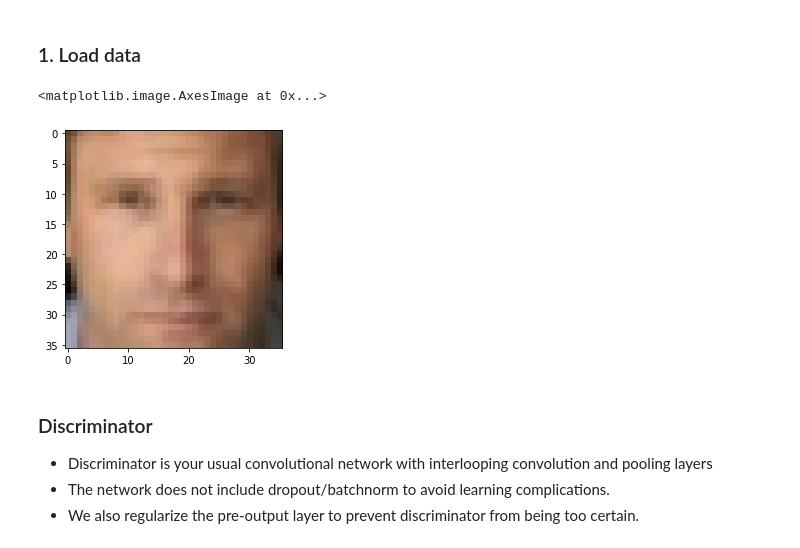
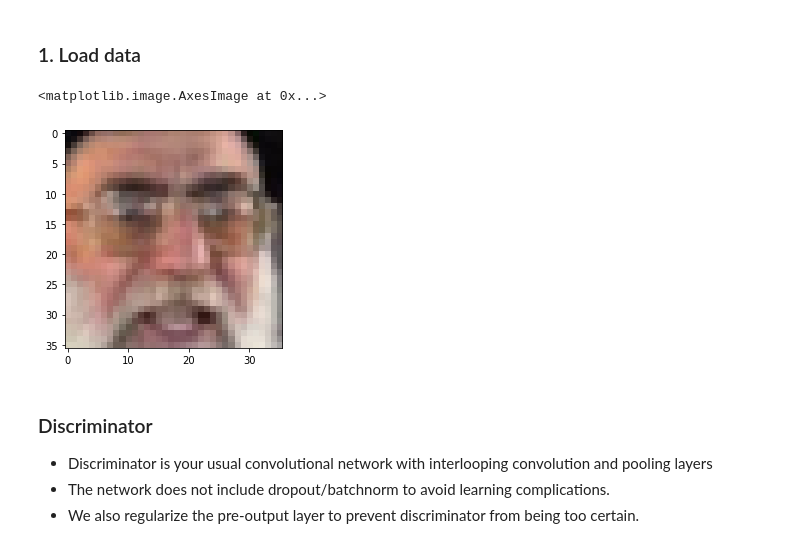
Before and after one commit to ikashilov/tensorflow-facegen, a Jupyter notebook: notebook.ipynb, the cells around one changed output. Cells and saved outputs as stored; diff of their text form; code cells hidden in the pictures.

```diff
--- a/notebook.ipynb
+++ b/notebook.ipynb
@@ -11,7 +11,12 @@ import tensorflow as tf
 import tensorflow.python.keras.backend as K
 from tensorflow.keras import layers as L
 
-from util import fetch_lfw_dataset as load_data
+# from util import fetch_lfw_dataset as load_data
 
 
+BUFFER_SIZE = 50000
+BATCH_SIZE = 128
+NOISE_DIM = 128
+EPOCHS = 10000
+
 plt.rcParams.update({'axes.titlesize': 'small'})
@@ -18,22 +99,18 @@ plt.rcParams.update({'axes.titlesize': 'small'})
 # %% [markdown]
 ### 1. Load data
 # %%
-data, attrs = load_data(dimx=36,dimy=36)
+data, attrs = fetch_lfw_dataset(dimx=36, dimy=36)
-# %%
-# Normalize inputs
-data = (np.float32(data)) / 255.
-
-IMG_SHAPE = data.shape[1:]
-
-plt.imshow(data[0].clip(0,1))
-# %% [output]
-<matplotlib.image.AxesImage at 0x...>
-[figure, removed]
-# %%
-BUFFER_SIZE = 60000
-BATCH_SIZE = 256
-
-train_images = (data - 127.5) / 127.5 # Normalize the images to [-1, 1]
-
-train_dataset = tf.data.Dataset.from_tensor_slices(data).shuffle(BUFFER_SIZE).batch(BATCH_SIZE)
+# %%
+# Normalize the images to [-1, 1]
+
+train_images = data / 255.# (data - 127.5) / 127.5
+train_dataset = tf.data.Dataset.from_tensor_slices(train_images).shuffle(BUFFER_SIZE).batch(BATCH_SIZE)
+
+IMG_SHAPE = train_images.shape[1:]
+
+#print random image
+plt.imshow(data[np.random.randint(data.shape[0])], cmap="gray", interpolation="none")
+# %% [output]
+<matplotlib.image.AxesImage at 0x...>
+[figure, added]
 # %%
```
Also changed, not shown: parts of 13 cells of this notebook.
